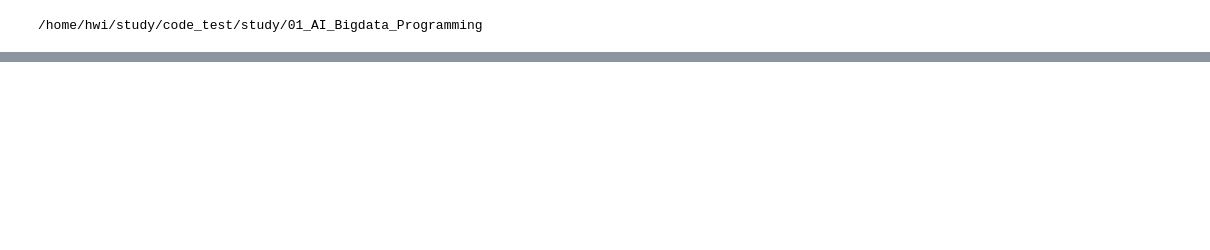
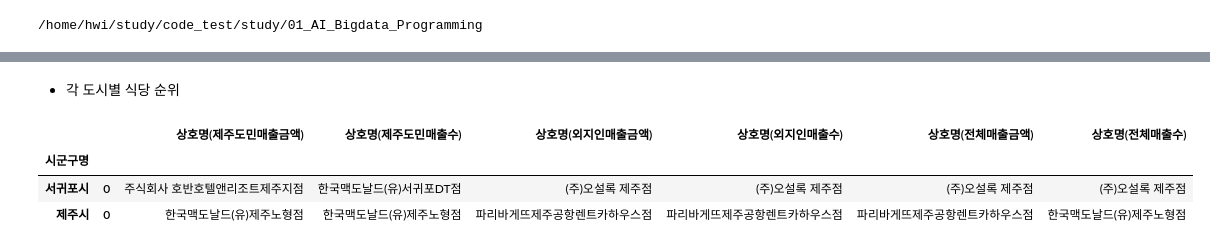
Before and after one commit to Hwijune/hackt, a Jupyter notebook: study/01_AI_Bigdata_Programming/jeju_eda/jeju_eda.ipynb, the cells around one changed output, grey strips where cells are left out. Cells and saved outputs as stored; diff of their text form; code cells hidden in the pictures; blank space fills up the shorter version.

```diff
--- a/study/01_AI_Bigdata_Programming/jeju_eda/jeju_eda.ipynb
+++ b/study/01_AI_Bigdata_Programming/jeju_eda/jeju_eda.ipynb
@@ -96,0 +126,43 @@ df.rename(columns={'분석년월':'Date',
+# %% [markdown]
+- 각 도시별 식당 순위
+# %%
+df1.groupby('상호명')
+
+df1['상호명(제주도민매출금액)'] = df1['상호명']
+grouped = df1.groupby(['시군구명'])
+func = lambda g: g.sort_values(by='제주도민매출금액비율', ascending=False).head(1).reset_index(drop=True)
+res1 = grouped.apply(func)[['상호명(제주도민매출금액)']]
+
+df1['상호명(제주도민매출수)'] = df1['상호명']
+grouped = df1.groupby(['시군구명'])
+func = lambda g: g.sort_values(by='제주도민매출수비율', ascending=False).head(1).reset_index(drop=True)#[:1]
+res2 = grouped.apply(func)[['상호명(제주도민매출수)']]
+
+df1['상호명(외지인매출금액)'] = df1['상호명']
+grouped = df1.groupby(['시군구명'])
+func = lambda g: g.sort_values(by='외지인매출금액비율', ascending=False).head(1).reset_index(drop=True)#[:1]
+res3 = grouped.apply(func)[['상호명(외지인매출금액)']]
+
+df1['상호명(외지인매출수)'] = df1['상호명']
+grouped = df1.groupby(['시군구명'])
+func = lambda g: g.sort_values(by='외지인매출수비율', ascending=False).head(1).reset_index(drop=True)#[:1]
+res4 = grouped.apply(func)[['상호명(외지인매출수)']]
+
+df1['상호명(전체매출금액)'] = df1['상호명']
+grouped = df1.groupby(['시군구명'])
+func = lambda g: g.sort_values(by='전체매출금액비율', ascending=False).head(1).reset_index(drop=True)#[:1]
+res5 = grouped.apply(func)[['상호명(전체매출금액)']]
+
+df1['상호명(전체매출수)'] = df1['상호명']
+grouped = df1.groupby(['시군구명'])
+func = lambda g: g.sort_values(by='전체매출수비율', ascending=False).head(1).reset_index(drop=True)#[:1]
+res6 = grouped.apply(func)[['상호명(전체매출수)']]
+#res6.reset_index(drop=True)
+
+result = pd.concat([res1, res2, res3, res4, res5, res6], axis = 1)
+result.fillna("")
+# %% [output]
+|  |  | 상호명(제주도민매출금액) | 상호명(제주도민매출수) | 상호명(외지인매출금액) | 상호명(외지인매출수) | 상호명(전체매출금액) | 상호명(전체매출수) |
+| 시군구명 |  |  |  |  |  |  |  |
+| 서귀포시 | 0 | 주식회사 호반호텔앤리조트제주지점 | 한국맥도날드(유)서귀포DT점 | (주)오설록 제주점 | (주)오설록 제주점 | (주)오설록 제주점 | (주)오설록 제주점 |
+| 제주시 | 0 | 한국맥도날드(유)제주노형점 | 한국맥도날드(유)제주노형점 | 파리바게뜨제주공항렌트카하우스점 | 파리바게뜨제주공항렌트카하우스점 | 파리바게뜨제주공항렌트카하우스점 | 한국맥도날드(유)제주노형점 |
```
Also changed, not shown: parts of 13 cells of this notebook, 4 other files.
